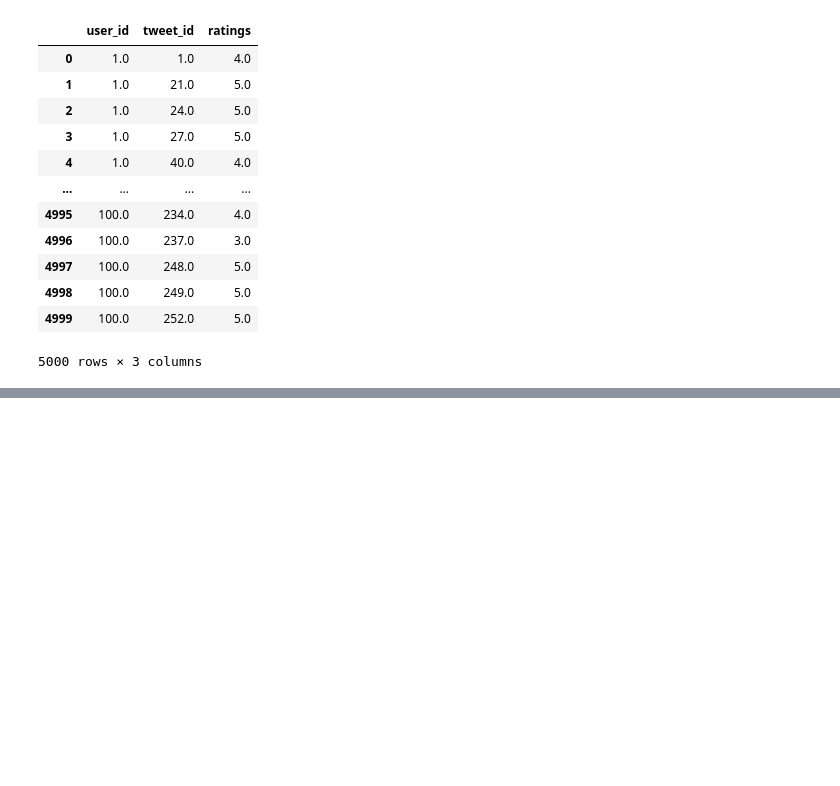
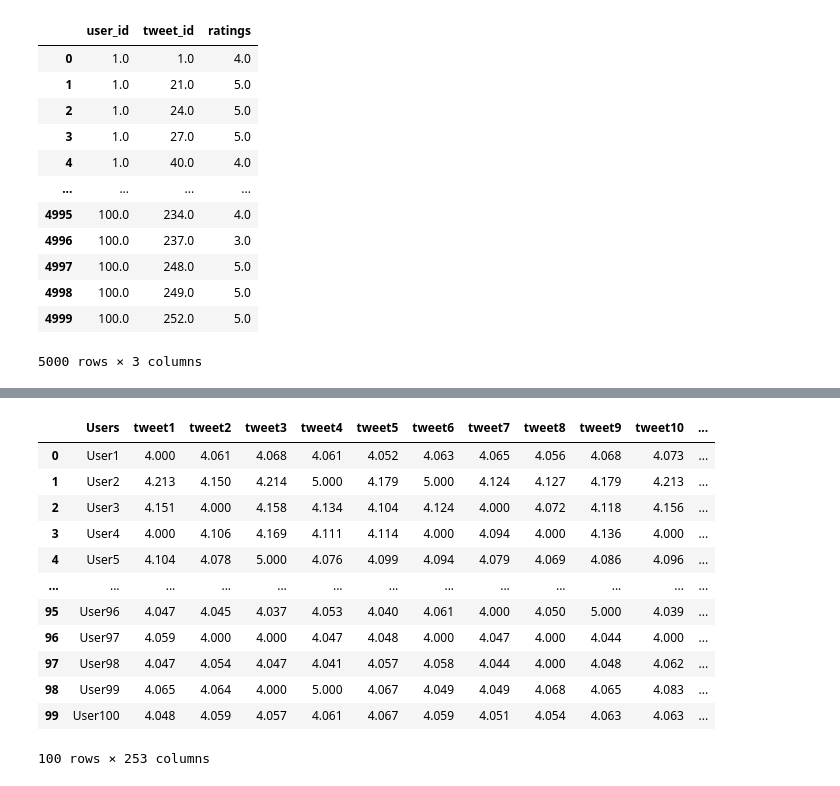
Before and after one commit to stazam/M7DataSp---Advanced-data-science-techniques, a Jupyter notebook: tweet_recommender.ipynb, the cells around one changed output, grey strips where cells are left out. Drawn from its saved outputs; the diff is of its cells as text; code cells hidden in the pictures; blank space fills up the shorter version.

```diff
--- a/tweet_recommender.ipynb
+++ b/tweet_recommender.ipynb
@@ -214,0 +228,19 @@ for i in range(0,n_users):
+# %%
+df_filled = round(df_filled,3)
+
+df_filled.insert(loc=0, column='Users', value=["User"+ str(i) for i in range(1,101)])
+df_filled
+# %% [output]
+|  | Users | tweet1 | tweet2 | tweet3 | tweet4 | tweet5 | tweet6 | tweet7 | tweet8 | tweet9 | tweet10 | ... |
+| 0 | User1 | 4.000 | 4.061 | 4.068 | 4.061 | 4.052 | 4.063 | 4.065 | 4.056 | 4.068 | 4.073 | ... |
+| 1 | User2 | 4.213 | 4.150 | 4.214 | 5.000 | 4.179 | 5.000 | 4.124 | 4.127 | 4.179 | 4.213 | ... |
+| 2 | User3 | 4.151 | 4.000 | 4.158 | 4.134 | 4.104 | 4.124 | 4.000 | 4.072 | 4.118 | 4.156 | ... |
+| 3 | User4 | 4.000 | 4.106 | 4.169 | 4.111 | 4.114 | 4.000 | 4.094 | 4.000 | 4.136 | 4.000 | ... |
+| 4 | User5 | 4.104 | 4.078 | 5.000 | 4.076 | 4.099 | 4.094 | 4.079 | 4.069 | 4.086 | 4.096 | ... |
+| ... | ... | ... | ... | ... | ... | ... | ... | ... | ... | ... | ... | ... |
+| 95 | User96 | 4.047 | 4.045 | 4.037 | 4.053 | 4.040 | 4.061 | 4.000 | 4.050 | 5.000 | 4.039 | ... |
+| 96 | User97 | 4.059 | 4.000 | 4.000 | 4.047 | 4.048 | 4.000 | 4.047 | 4.000 | 4.044 | 4.000 | ... |
+| 97 | User98 | 4.047 | 4.054 | 4.047 | 4.041 | 4.057 | 4.058 | 4.044 | 4.000 | 4.048 | 4.062 | ... |
+| 98 | User99 | 4.065 | 4.064 | 4.000 | 5.000 | 4.067 | 4.049 | 4.049 | 4.068 | 4.065 | 4.083 | ... |
+| 99 | User100 | 4.048 | 4.059 | 4.057 | 4.061 | 4.067 | 4.059 | 4.051 | 4.054 | 4.063 | 4.063 | ... |
+100 rows × 253 columns
```
Also changed, not shown: parts of 11 cells of this notebook.
